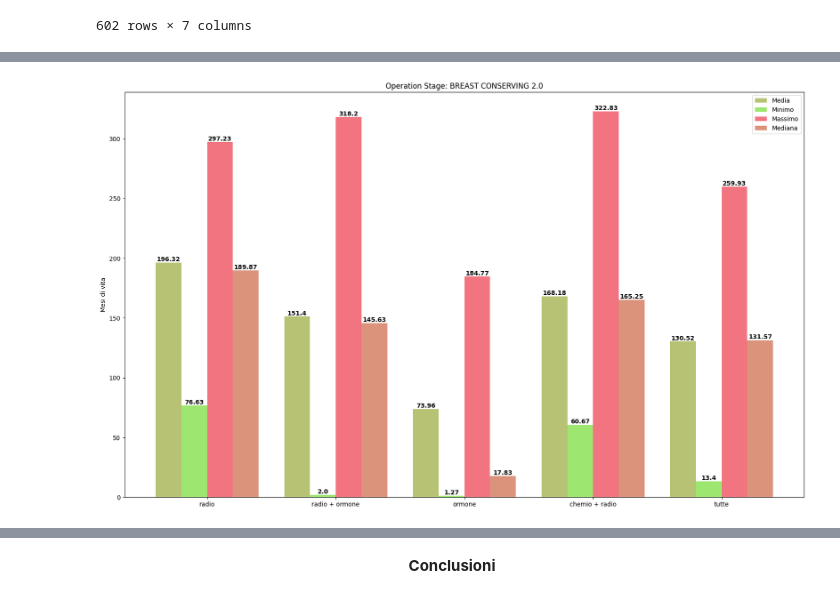
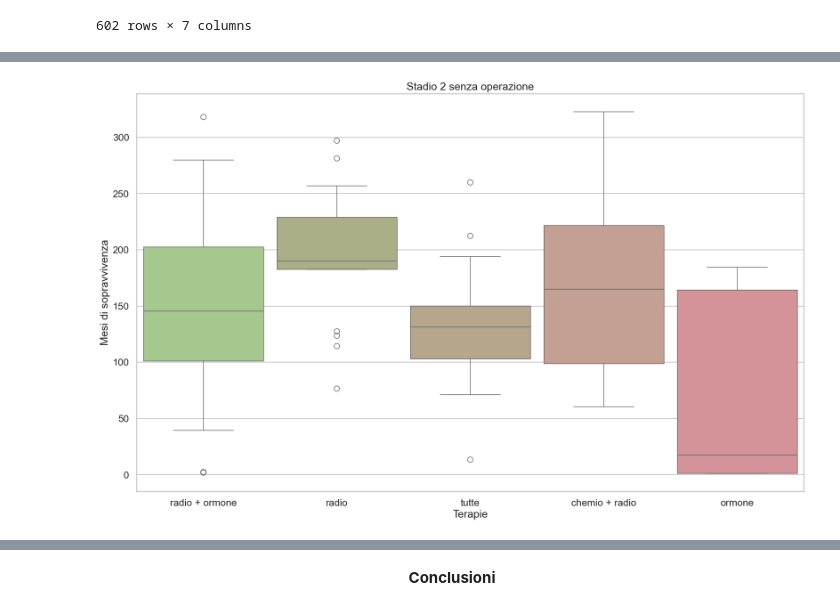
Before and after one commit to Dishinkan/Data-Science-Project, a Jupyter notebook: Data Science Project/Presentation.ipynb, the cells around one changed output, grey strips where cells are left out. Saved outputs shown, nothing was run; the diff lists cells and outputs as text; code cells hidden in the pictures.

```diff
--- a/Data Science Project/Presentation.ipynb
+++ b/Data Science Project/Presentation.ipynb
@@ -297,3 +66,6 @@ lista_terapie.pop(7)
 | 1063 | 67.46 | 48.53 | Died of Disease | 25.0 | (1, 1, 0) | chemio + ormone | ... |
 | 1064 | 85.49 | 132.03 | Died of Disease | 22.0 | (0, 1, 1) | radio + ormone | ... |
 1065 rows × 7 columns
+# %%
+sns.set(font_scale = 2, style='whitegrid')
+sns.set_context("talk")
@@ -530,0 +305,3 @@ display(df_mesi_vita)
+# %%
+df_finale_BREAST_CONSERVING_2= df_living[(df_living['Operation_Stage'] == 'BREAST CONSERVING 2.0')]
+df_finale_BREAST_CONSERVING_2
@@ -530,0 +322,3 @@ display(df_mesi_vita)
+# %%
+df_finale_BREAST_CONSERVING_2 = df_finale_BREAST_CONSERVING_2[~df_finale_BREAST_CONSERVING_2['Terapie'].isin(['chemio + ormone', 'nessuna'])]
+df_finale_BREAST_CONSERVING_2
@@ -531,34 +339,16 @@ display(df_mesi_vita)
 # %%
-colori = ['#b8c275', '#9de66f', '#f27480', '#db937c']
-nomi_barra = ['Media', 'Minimo', 'Massimo', 'Mediana']
+# Fare boxplot su df_età prendendo lo stadio tumorale e l'età
+color = ['#9de66f', '#b8c275', '#c9ab78', '#db937c', '#f27480']
 
-df_finale = df_mesi_vita[(df_mesi_vita['Operation_Stage'] == 'BREAST CONSERVING 2.0')]
+quartiles = df_finale_BREAST_CONSERVING_2.groupby("Terapie")["overall_survival_months"].describe()[["25%", "50%", "75%"]]
 
-indice = np.arange(len(df_finale['Cura'].unique()))
-width = 0.2
-
-fig, ax = plt.subplots(figsize=(20, 12))
-
-for i, col in enumerate (nomi_barra):
-    barre = ax.bar(indice + i*width, df_finale[col], width, label=nomi_barra[i], color=colori[i])
-
-    for barra in barre:
-            yval = barra.get_height()
-            ax.text(
-                barra.get_x() + barra.get_width()/2,
-                yval,
-                f'{yval}',
-                ha='center',
-                va='bottom',
-                fontweight='bold'
-            )
-
-ax.set_ylabel('Mesi di vita')
-ax.set_title(f'Operation Stage: BREAST CONSERVING 2.0')
-ax.set_xticks(indice + width * 1.5)
-ax.set_xticklabels(df_finale['Cura'].unique())
-ax.legend()
+plt.figure(figsize=(20, 12))
+a = sns.boxplot(data=df_finale_BREAST_CONSERVING_2, x='Terapie', y='overall_survival_months', hue='Terapie', legend=False, palette=color,
+                saturation=0.5, width=1, gap=.1, whis=0.95)
+plt.title(f'Stadio 2 senza operazione')
+a.set_xlabel('Terapie')
+a.set_ylabel('Mesi di sopravvivenza')
 
 plt.show()
 # %% [output]
-[figure, old version]
+[figure, new version]
```
Also changed, not shown: parts of 52 cells of this notebook, 1 other file.
